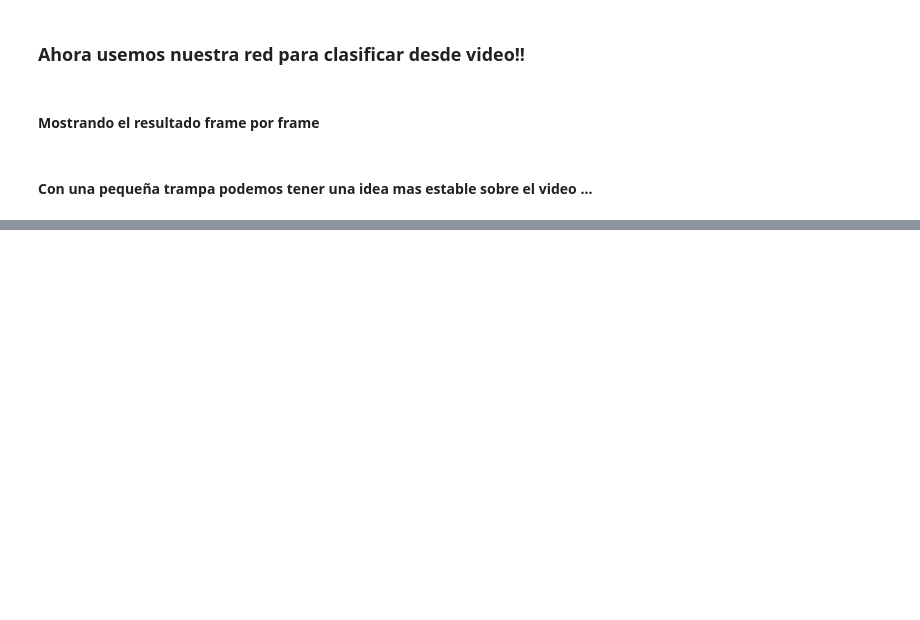
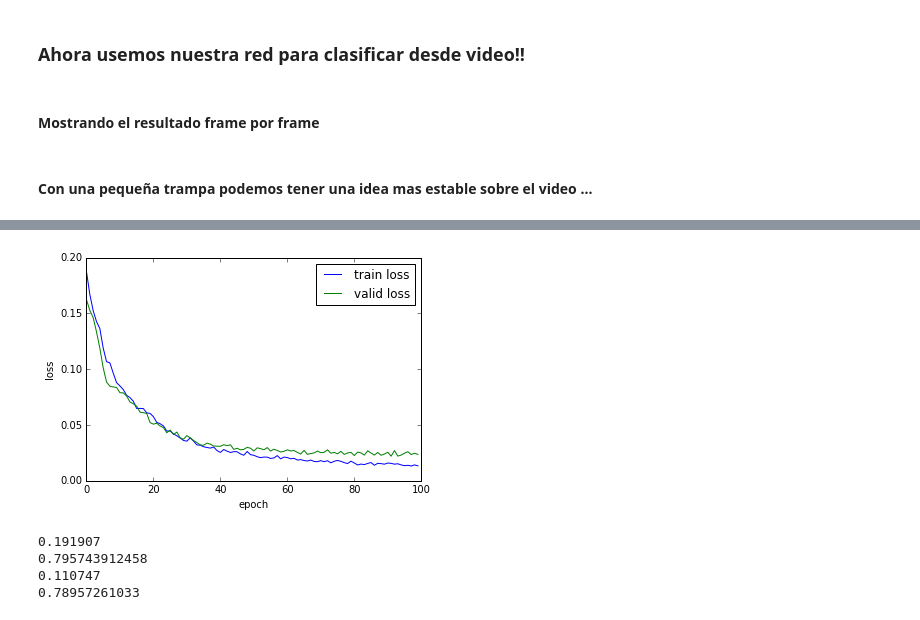
Before and after one commit to celiacintas/star_wars_hackathon, a Jupyter notebook: Introduccion a Deep Learning y Lasagne.ipynb, the cells around one changed output, grey strips where cells are left out. Saved outputs shown, nothing was run; the diff lists cells and outputs as text; code cells hidden in the pictures; blank space fills up the shorter version.

```diff
--- a/Introduccion a Deep Learning y Lasagne.ipynb
+++ b/Introduccion a Deep Learning y Lasagne.ipynb
@@ -508,0 +543,42 @@ images_to_file_xml("data/boxes/")
+# %%
+from lasagne import layers
+
+def create_net_coordinate():
+    l = layers.InputLayer(shape=(None, 1, 128, 128))
+    l = layers.Conv2DLayer(l, num_filters= 16, filter_size=(3, 3))
+    l = layers.MaxPool2DLayer(l, pool_size=2)
+    l = layers.DropoutLayer(l, p=0.1)
+    l = layers.Conv2DLayer(l, num_filters= 32, filter_size=(3, 3))
+    l = layers.MaxPool2DLayer(l, pool_size=2)
+    l = layers.DropoutLayer(l, p=0.2)
+    #l = layers.Conv2DLayer(l, num_filters= 128, filter_size=(4, 4))
+    #l = layers.MaxPool2DLayer(l, pool_size=2)
+    #l = layers.DropoutLayer(l, p=0.3)
+    #l = lasagne.layers.LSTMLayer(l, 512)
+    l = layers.DenseLayer(l, num_units=512)
+    l = layers.DropoutLayer(l, p=0.5)
+    l = layers.DenseLayer(l, num_units=512)
+    l = layers.DenseLayer(l, num_units=6, nonlinearity=None)
+
+    return NeuralNet(
+        l,
+        update=nesterov_momentum,
+        update_learning_rate=theano.shared(np.float32(0.06)),
+        update_momentum=theano.shared(np.float32(0.9)),
+
+        regression=True,
+        #batch_iterator_train=FlipBatchIterator(batch_size=178),
+        #on_epoch_finished=[
+        #    AdjustVariable('update_learning_rate', start=0.01, stop=0.001),
+        #    AdjustVariable('update_momentum', start=0.9, stop=0.9999)  # ,
+        #],
+        max_epochs=100,
+        verbose=1)
+# %%
+X_coor = X_coor.reshape(-1, 1, 128, 128)
+X_train, X_test, y_train, y_test = train_test_split(X_coor, y_coor,
+                                                            test_size=0.2,
+                                                            random_state=42)
+net_coor = create_net_coordinate()
+# %%
+net_coor.fit(X_train, y_train)
@@ -508,0 +621,17 @@ images_to_file_xml("data/boxes/")
+# %%
+%matplotlib inline
+visualize.plot_loss(net_coor)
+# %% [output]
+[figure, added]
+# %%
+from sklearn.metrics import mean_squared_error, mean_absolute_error, explained_variance_score, r2_score
+y_pred = net_coor.predict(X_test)
+print np.sqrt(mean_squared_error(y_test, y_pred))
+print explained_variance_score(y_test.ravel(), y_pred.ravel())
+print mean_absolute_error(y_test, y_pred)
+print r2_score(y_test, y_pred)
+# %% [output]
+0.191907
+0.795743912458
+0.110747
+0.78957261033
```
Also changed, not shown: parts of 21 cells of this notebook.
